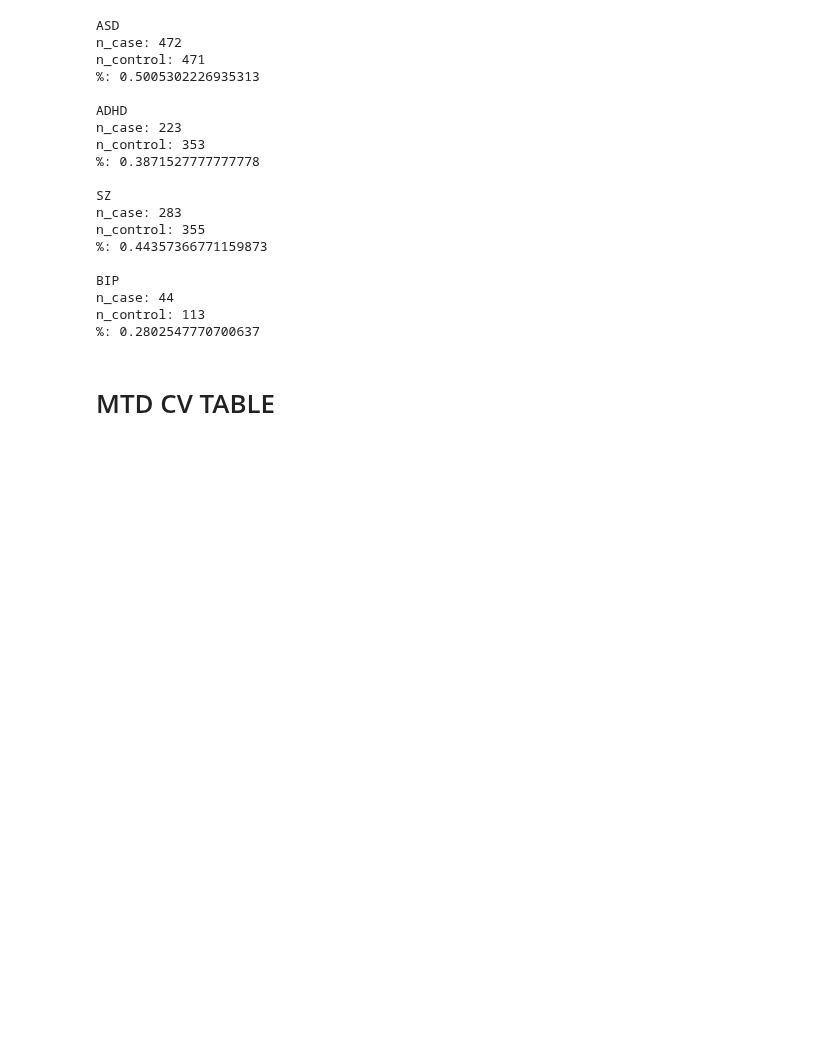
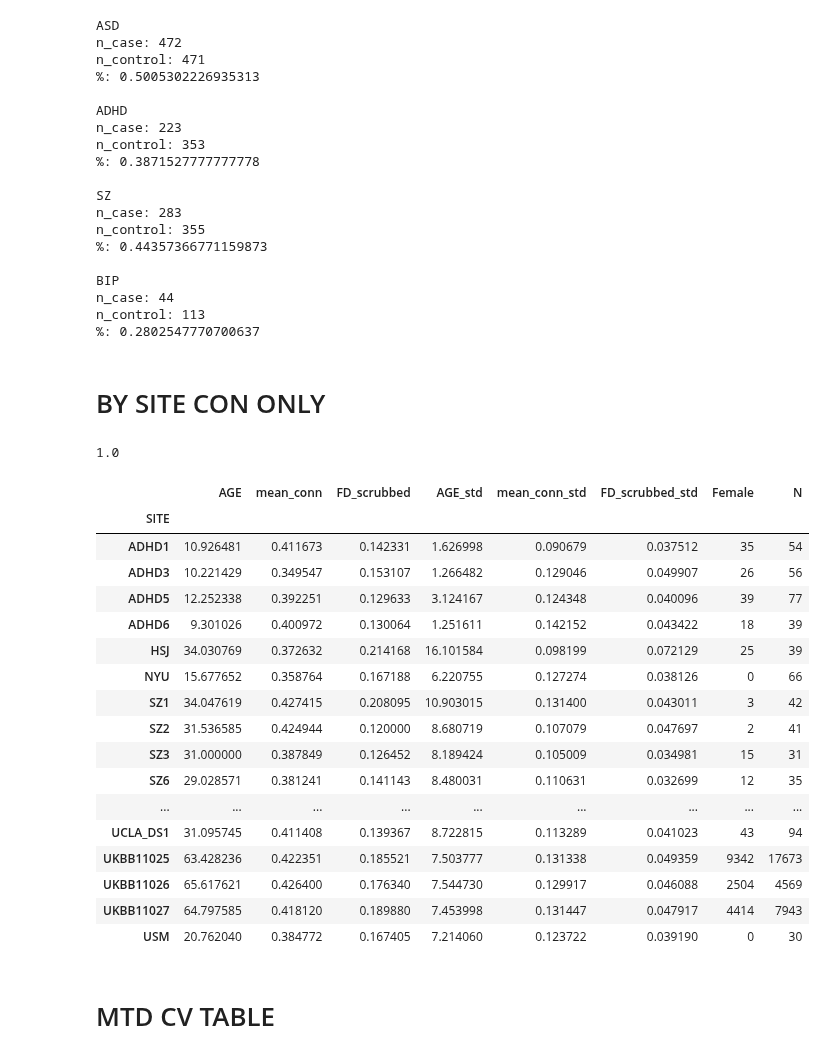
Before and after one commit to harveyaa/neuropsych_mtl, a Jupyter notebook: stats/dataset_exploration.ipynb, the cells around one changed output. Saved outputs shown, nothing was run; the diff lists cells and outputs as text; code cells hidden in the pictures; blank space fills up the shorter version.

```diff
--- a/stats/dataset_exploration.ipynb
+++ b/stats/dataset_exploration.ipynb
@@ -300,6 +300,46 @@ BIP
 n_case: 44
 n_control: 113
 %: 0.2802547770700637
+# %% [markdown]
+# BY SITE CON ONLY
+# %%
+pheno[['non_carriers','CON_IPC']]
+pheno['CON'] = pheno['non_carriers'] + pheno['CON_IPC']
+# %% [output]
+1.0
+# %%
+pheno_con = pheno[pheno['CON']==1]
+# %%
+df_site_con = pd.concat([pheno_con.groupby('SITE').mean()[['AGE','mean_conn','FD_scrubbed']],
+pheno_con.groupby('SITE').std()[['AGE','mean_conn','FD_scrubbed']].rename(columns={'AGE':'AGE_std','mean_conn':'mean_conn_std','FD_scrubbed':'FD_scrubbed_std'}),
+pheno_con.groupby('SITE').sum()[['SEX_01']].rename(columns={'SEX_01':'Female'}),
+pheno_con.groupby('SITE').count()[['SEX_01']].rename(columns={'SEX_01':'N'})], axis=1)
+#pheno.groupby('SITE').sum()[all_groups]]
+
+#ipc = ['ADHD','ASD','SZ','BIP']
+#cnvs = [group for group in all_groups if group not in['ADHD','ASD','SZ','BIP']]
+#df_site[cnvs].loc[~(df_site[cnvs]==0).all(axis=1)].transpose()
+#df_site[ipc].loc[~(df_site[ipc]==0).all(axis=1)]
+df_site_con[df_site_con['N']>=30]
+# %% [output]
+|  | AGE | mean_conn | FD_scrubbed | AGE_std | mean_conn_std | FD_scrubbed_std | Female | N |
+| SITE |  |  |  |  |  |  |  |  |
+| ADHD1 | 10.926481 | 0.411673 | 0.142331 | 1.626998 | 0.090679 | 0.037512 | 35 | 54 |
+| ADHD3 | 10.221429 | 0.349547 | 0.153107 | 1.266482 | 0.129046 | 0.049907 | 26 | 56 |
+| ADHD5 | 12.252338 | 0.392251 | 0.129633 | 3.124167 | 0.124348 | 0.040096 | 39 | 77 |
+| ADHD6 | 9.301026 | 0.400972 | 0.130064 | 1.251611 | 0.142152 | 0.043422 | 18 | 39 |
+| HSJ | 34.030769 | 0.372632 | 0.214168 | 16.101584 | 0.098199 | 0.072129 | 25 | 39 |
+| NYU | 15.677652 | 0.358764 | 0.167188 | 6.220755 | 0.127274 | 0.038126 | 0 | 66 |
+| SZ1 | 34.047619 | 0.427415 | 0.208095 | 10.903015 | 0.131400 | 0.043011 | 3 | 42 |
+| SZ2 | 31.536585 | 0.424944 | 0.120000 | 8.680719 | 0.107079 | 0.047697 | 2 | 41 |
+| SZ3 | 31.000000 | 0.387849 | 0.126452 | 8.189424 | 0.105009 | 0.034981 | 15 | 31 |
+| SZ6 | 29.028571 | 0.381241 | 0.141143 | 8.480031 | 0.110631 | 0.032699 | 12 | 35 |
+| ... | ... | ... | ... | ... | ... | ... | ... | ... |
+| UCLA_DS1 | 31.095745 | 0.411408 | 0.139367 | 8.722815 | 0.113289 | 0.041023 | 43 | 94 |
+| UKBB11025 | 63.428236 | 0.422351 | 0.185521 | 7.503777 | 0.131338 | 0.049359 | 9342 | 17673 |
+| UKBB11026 | 65.617621 | 0.426400 | 0.176340 | 7.544730 | 0.129917 | 0.046088 | 2504 | 4569 |
+| UKBB11027 | 64.797585 | 0.418120 | 0.189880 | 7.453998 | 0.131447 | 0.047917 | 4414 | 7943 |
+| USM | 20.762040 | 0.384772 | 0.167405 | 7.214060 | 0.123722 | 0.039190 | 0 | 30 |
 # %% [markdown]
 # MTD CV TABLE
 # %%
```
Also changed, not shown: 1 other file.
